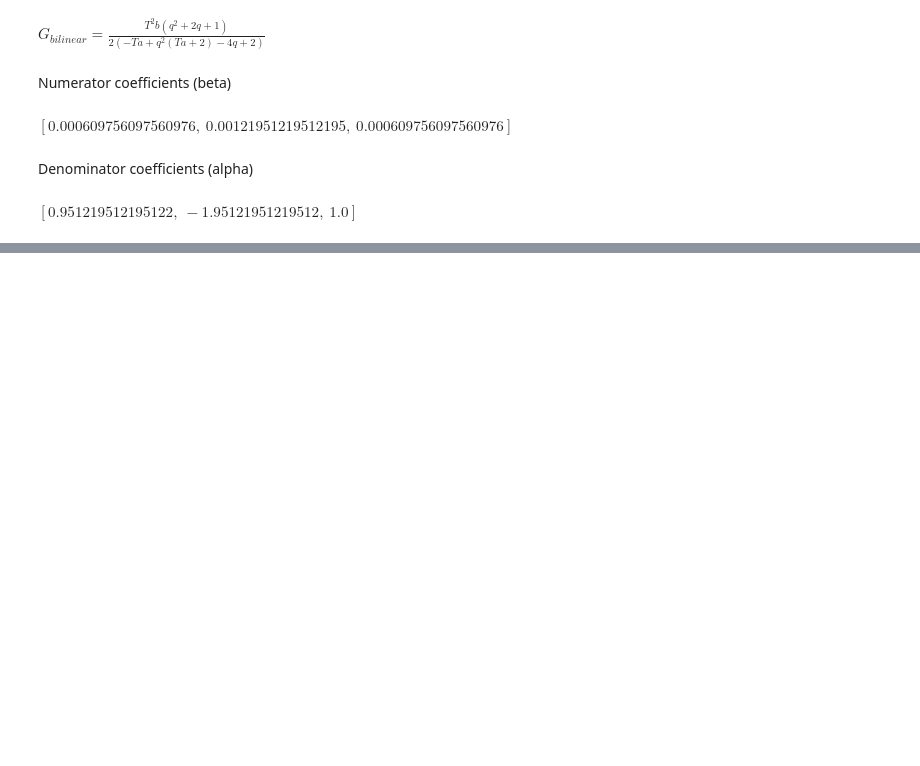
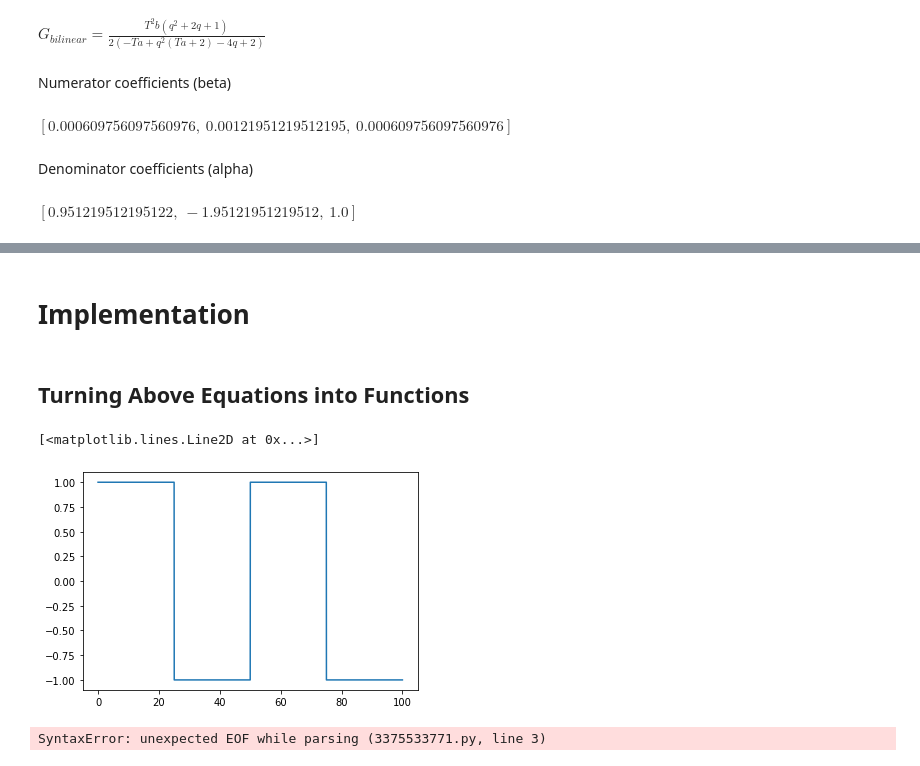
Before and after one commit to cplan082-tech/Adaptive_Control, a Jupyter notebook: examples/Example 3 from course notes_new.ipynb, the cells around one changed output, grey strips where cells are left out. Saved outputs shown, nothing was run; the diff lists cells and outputs as text; code cells hidden in the pictures; blank space fills up the shorter version.

```diff
--- a/examples/Example 3 from course notes_new.ipynb
+++ b/examples/Example 3 from course notes_new.ipynb
@@ -353,0 +359,4 @@ u_bk_func =
+# %% [markdown]
+# Implementation
+# %% [markdown]
+## Turning Above Equations into Functions
@@ -353,0 +368,32 @@ u_bk_func =
+# %%
+import math as m
+
+sample_depth = 100
+res = 100
+
+hat_theta0 = np.array([2, 0.2]).reshape(-1,1)
+p = 100*np.identity(2)
+sigma = 0.01
+lambd = 0
+
+t = np.linspace(0,sample_depth,100*res)
+sample_range = len(t)
+u_c = np.ones(sample_range)*-1
+u_c[np.where([m.sin(t[i]*m.pi/25)>=0 for i in range(sample_range)])] = 1
+
+y = [0]
+u = [0]
+
+y1 = [0]
+u0 = [0]
+
+plt.plot(t,u_c)
+# %% [output]
+[<matplotlib.lines.Line2D at 0x...>]
+[figure, added]
+# %%
+for i in range(1, sample_depth):
+    try:
+        y[i] = y_k_func(y[i-1], y[i-2], u[i], )
+# %% [output]
+SyntaxError: unexpected EOF while parsing (3375533771.py, line 3)
```
Also changed, not shown: parts of 38 cells of this notebook, 1 other file.
